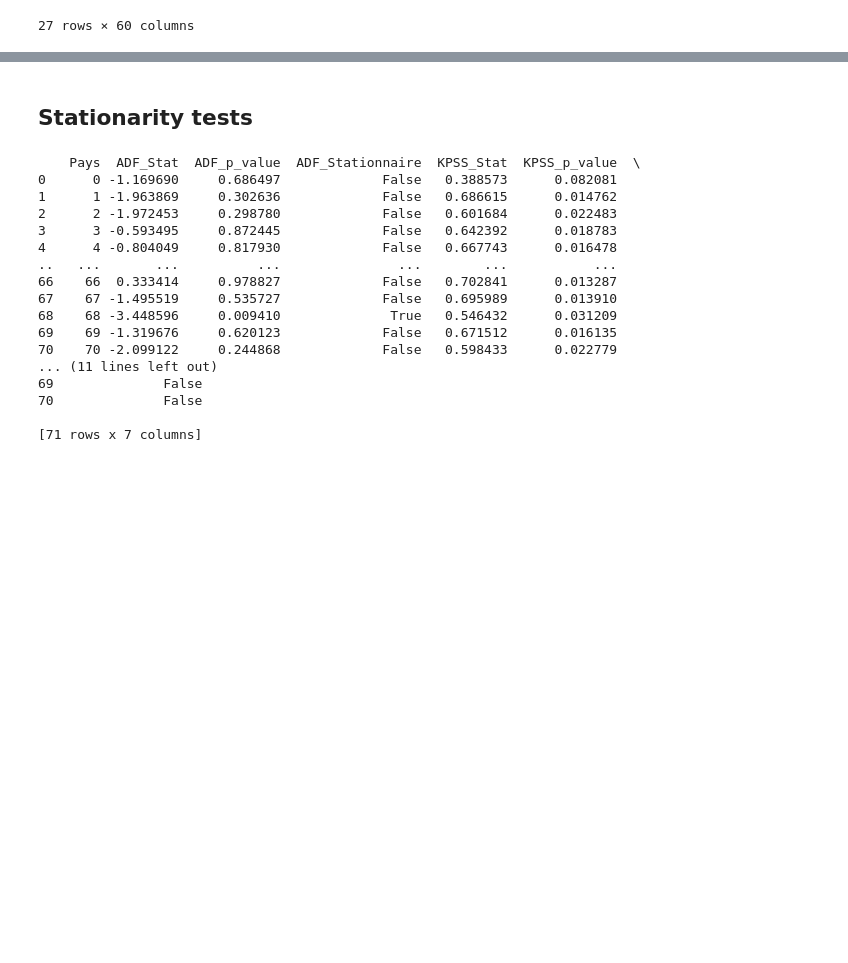
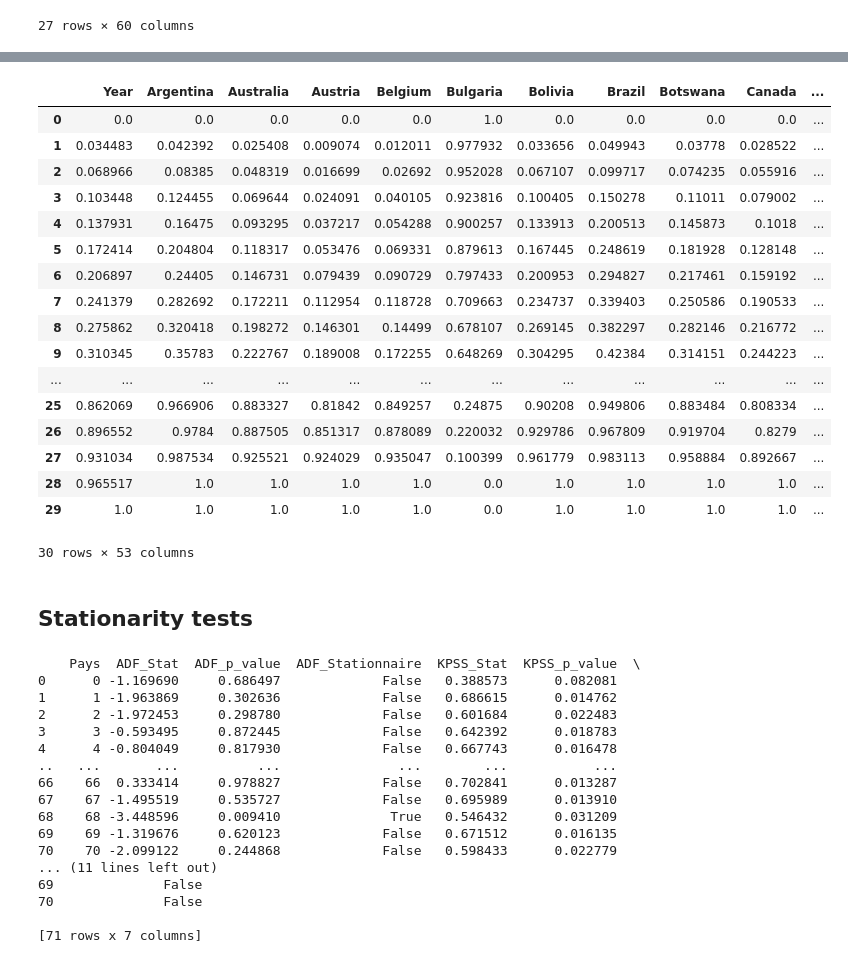
Before and after one commit to AminaManseur29/Bayesian_statistics_project, a Jupyter notebook: Data preprocessing/Preprocessing.ipynb, the cells around one changed output, grey strips where cells are left out. Saved outputs shown, nothing was run; the diff lists cells and outputs as text; code cells hidden in the pictures; blank space fills up the shorter version.

Commit message:
Ajout nouvelles tables

```diff
--- a/Data preprocessing/Preprocessing.ipynb
+++ b/Data preprocessing/Preprocessing.ipynb
@@ -511,3 +514,32 @@ GDP_yearly_25_colnormalized
+# %%
+# Normalisation min-max
+pop_yearly_30_colnormalized = pop_yearly_30.apply(
+    lambda x: (x - x.min()) / (x.max() - x.min())
+)
+
+pop_yearly_30_colnormalized.to_csv('pop_yearly_30_colnormalized', index=True)
+
+# Afficher le DataFrame normalisé
+pop_yearly_30_colnormalized
+# %% [output]
+|  | Year | Argentina | Australia | Austria | Belgium | Bulgaria | Bolivia | Brazil | Botswana | Canada | ... |
+| 0 | 0.0 | 0.0 | 0.0 | 0.0 | 0.0 | 1.0 | 0.0 | 0.0 | 0.0 | 0.0 | ... |
+| 1 | 0.034483 | 0.042392 | 0.025408 | 0.009074 | 0.012011 | 0.977932 | 0.033656 | 0.049943 | 0.03778 | 0.028522 | ... |
+| 2 | 0.068966 | 0.08385 | 0.048319 | 0.016699 | 0.02692 | 0.952028 | 0.067107 | 0.099717 | 0.074235 | 0.055916 | ... |
+| 3 | 0.103448 | 0.124455 | 0.069644 | 0.024091 | 0.040105 | 0.923816 | 0.100405 | 0.150278 | 0.11011 | 0.079002 | ... |
+| 4 | 0.137931 | 0.16475 | 0.093295 | 0.037217 | 0.054288 | 0.900257 | 0.133913 | 0.200513 | 0.145873 | 0.1018 | ... |
+| 5 | 0.172414 | 0.204804 | 0.118317 | 0.053476 | 0.069331 | 0.879613 | 0.167445 | 0.248619 | 0.181928 | 0.128148 | ... |
+| 6 | 0.206897 | 0.24405 | 0.146731 | 0.079439 | 0.090729 | 0.797433 | 0.200953 | 0.294827 | 0.217461 | 0.159192 | ... |
+| 7 | 0.241379 | 0.282692 | 0.172211 | 0.112954 | 0.118728 | 0.709663 | 0.234737 | 0.339403 | 0.250586 | 0.190533 | ... |
+| 8 | 0.275862 | 0.320418 | 0.198272 | 0.146301 | 0.14499 | 0.678107 | 0.269145 | 0.382297 | 0.282146 | 0.216772 | ... |
+| 9 | 0.310345 | 0.35783 | 0.222767 | 0.189008 | 0.172255 | 0.648269 | 0.304295 | 0.42384 | 0.314151 | 0.244223 | ... |
+| ... | ... | ... | ... | ... | ... | ... | ... | ... | ... | ... | ... |
+| 25 | 0.862069 | 0.966906 | 0.883327 | 0.81842 | 0.849257 | 0.24875 | 0.90208 | 0.949806 | 0.883484 | 0.808334 | ... |
+| 26 | 0.896552 | 0.9784 | 0.887505 | 0.851317 | 0.878089 | 0.220032 | 0.929786 | 0.967809 | 0.919704 | 0.8279 | ... |
+| 27 | 0.931034 | 0.987534 | 0.925521 | 0.924029 | 0.935047 | 0.100399 | 0.961779 | 0.983113 | 0.958884 | 0.892667 | ... |
+| 28 | 0.965517 | 1.0 | 1.0 | 1.0 | 1.0 | 0.0 | 1.0 | 1.0 | 1.0 | 1.0 | ... |
+| 29 | 1.0 | 1.0 | 1.0 | 1.0 | 1.0 | 0.0 | 1.0 | 1.0 | 1.0 | 1.0 | ... |
+30 rows × 53 columns
 # %% [markdown]
 ## Stationarity tests
 # %%
```
Also changed, not shown: parts of 8 cells of this notebook, 8 other files.
